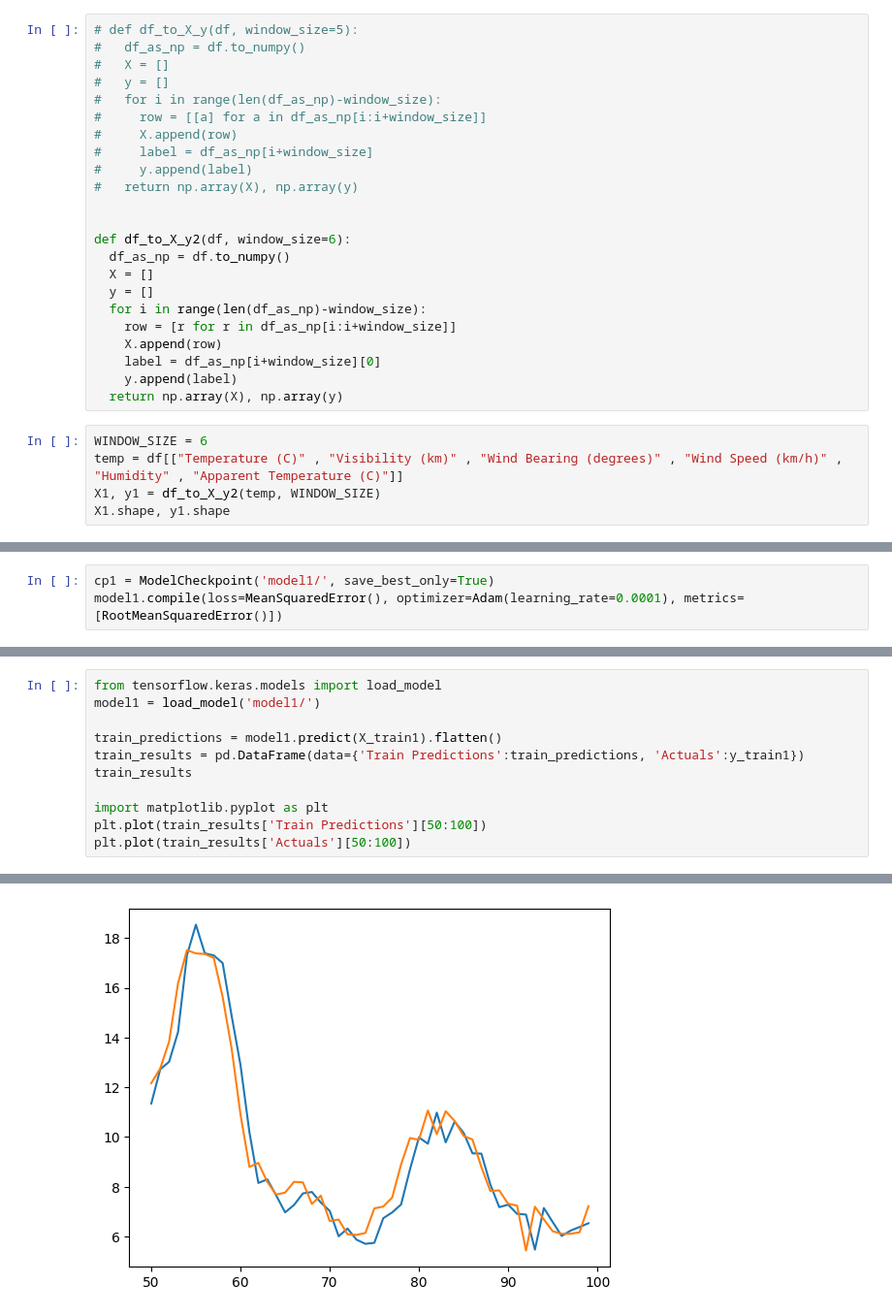
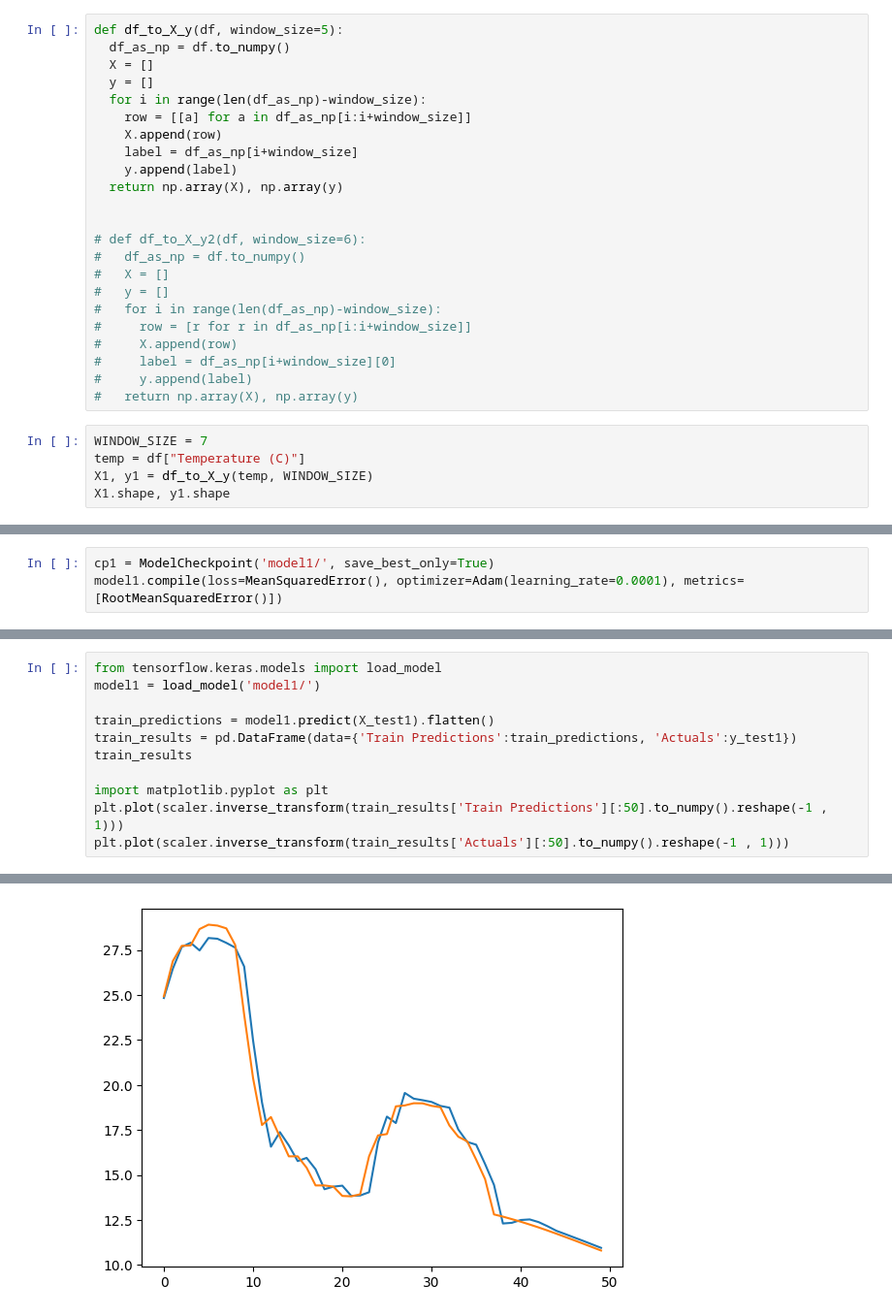
Before and after one commit to E-ELMTALAB/TEMPERATURE_FORCASTER, a Jupyter notebook: temperature_forcaster.ipynb, the cells around one changed output, grey strips where cells are left out. Shown: that part at 97% size. Cells and saved outputs as stored; diff of their text form.

Commit message:
the accuracy of the predictions have improved

```diff
--- a/time_forcaster1.ipynb
+++ b/temperature_forcaster.ipynb
@@ -62,29 +62,29 @@ df.head(10)
 # %%
-# def df_to_X_y(df, window_size=5):
+def df_to_X_y(df, window_size=5):
+  df_as_np = df.to_numpy()
+  X = []
+  y = []
+  for i in range(len(df_as_np)-window_size):
+    row = [[a] for a in df_as_np[i:i+window_size]]
+    X.append(row)
+    label = df_as_np[i+window_size]
+    y.append(label)
+  return np.array(X), np.array(y)
+
+
+# def df_to_X_y2(df, window_size=6):
 #   df_as_np = df.to_numpy()
 #   X = []
 #   y = []
 #   for i in range(len(df_as_np)-window_size):
-#     row = [[a] for a in df_as_np[i:i+window_size]]
+#     row = [r for r in df_as_np[i:i+window_size]]
 #     X.append(row)
-#     label = df_as_np[i+window_size]
+#     label = df_as_np[i+window_size][0]
 #     y.append(label)
 #   return np.array(X), np.array(y)
-
-
-def df_to_X_y2(df, window_size=6):
-  df_as_np = df.to_numpy()
-  X = []
-  y = []
-  for i in range(len(df_as_np)-window_size):
-    row = [r for r in df_as_np[i:i+window_size]]
-    X.append(row)
-    label = df_as_np[i+window_size][0]
-    y.append(label)
-  return np.array(X), np.array(y)
 # %%
-WINDOW_SIZE = 6
-temp = df[["Temperature (C)" , "Visibility (km)" , "Wind Bearing (degrees)" , "Wind Speed (km/h)" , "Humidity" , "Apparent Temperature (C)"]]
-X1, y1 = df_to_X_y2(temp, WINDOW_SIZE)
+WINDOW_SIZE = 7
+temp = df["Temperature (C)"]
+X1, y1 = df_to_X_y(temp, WINDOW_SIZE)
 X1.shape, y1.shape
 # %% [output]
@@ -187,11 +178,11 @@ Epoch 10/10
 from tensorflow.keras.models import load_model
 model1 = load_model('model1/')
 
-train_predictions = model1.predict(X_train1).flatten()
-train_results = pd.DataFrame(data={'Train Predictions':train_predictions, 'Actuals':y_train1})
+train_predictions = model1.predict(X_test1).flatten()
+train_results = pd.DataFrame(data={'Train Predictions':train_predictions, 'Actuals':y_test1})
 train_results
 
 import matplotlib.pyplot as plt
-plt.plot(train_results['Train Predictions'][50:100])
-plt.plot(train_results['Actuals'][50:100])
+plt.plot(scaler.inverse_transform(train_results['Train Predictions'][:50].to_numpy().reshape(-1 , 1)))
+plt.plot(scaler.inverse_transform(train_results['Actuals'][:50].to_numpy().reshape(-1 , 1)))
 # %% [output]
@@ -199,2 +190,2 @@ plt.plot(train_results['Actuals'][50:100])
 [<matplotlib.lines.Line2D at 0x...>]
-[figure, old version]
+[figure, new version]
```
Also changed, not shown: parts of 8 cells of this notebook.
